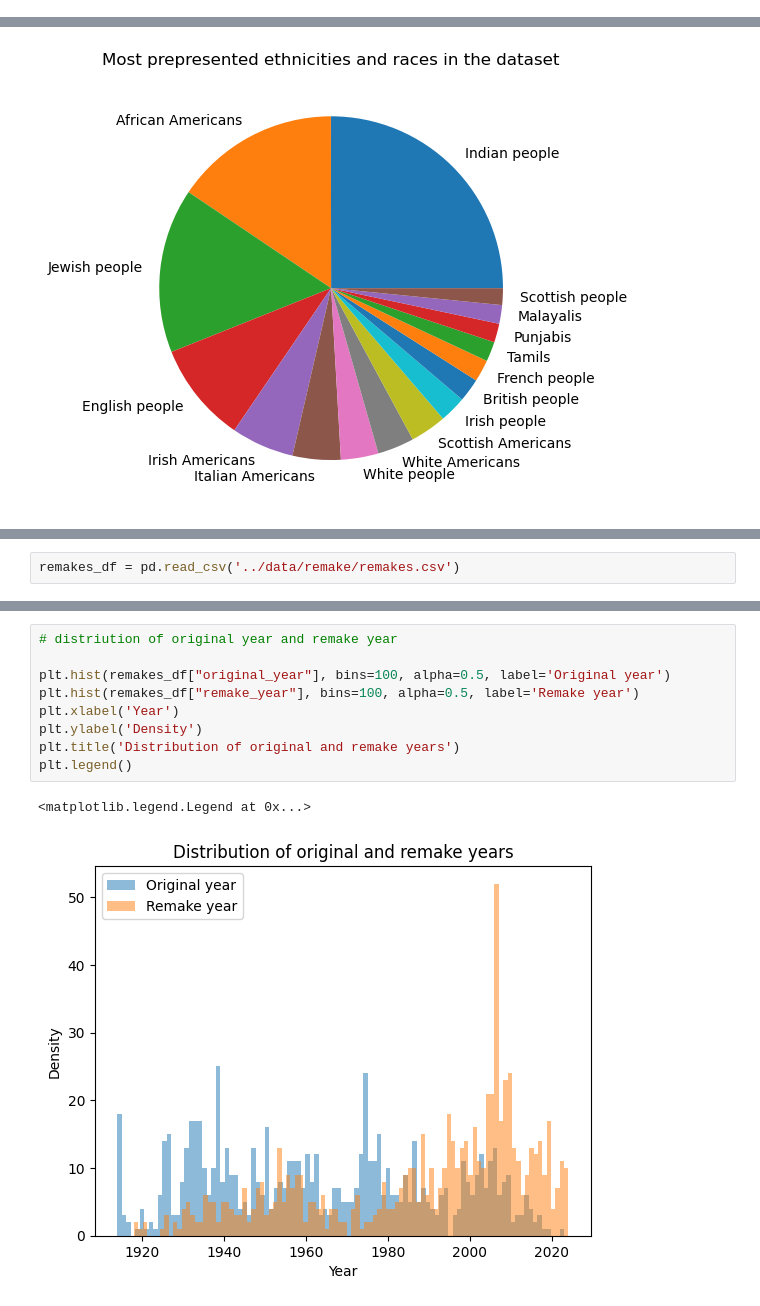
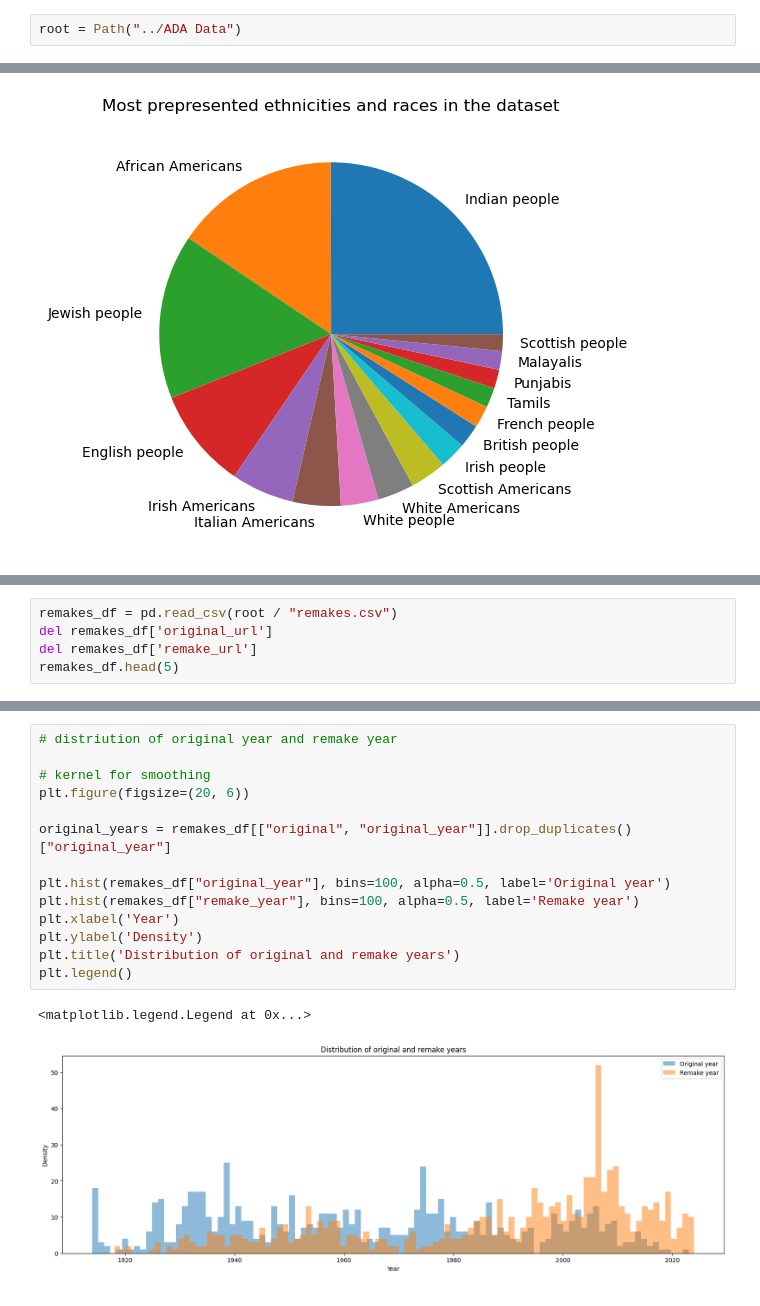
Before and after one commit to epfl-ada/ada-2024-project-madayam, a Jupyter notebook: src/eda.ipynb, the cells around one changed output, grey strips where cells are left out. Saved outputs shown, nothing was run; the diff lists cells and outputs as text.

```diff
--- a/src/eda.ipynb
+++ b/src/eda.ipynb
@@ -18,3 +15,5 @@ import ast
+# %%
+root = Path("../ADA Data")
 # %% [markdown]
 # Data Wrangling
 # %% [markdown]
@@ -799,2 +828,5 @@ plt.show()
 # %%
-remakes_df = pd.read_csv('../data/remake/remakes.csv')
+remakes_df = pd.read_csv(root / "remakes.csv")
+del remakes_df['original_url']
+del remakes_df['remake_url']
+remakes_df.head(5)
@@ -823,12 +884,17 @@ plt.show()
 # %%
 # distriution of original year and remake year
+
+# kernel for smoothing
+plt.figure(figsize=(20, 6))
+
+original_years = remakes_df[["original", "original_year"]].drop_duplicates()["original_year"]
 
 plt.hist(remakes_df["original_year"], bins=100, alpha=0.5, label='Original year')
 plt.hist(remakes_df["remake_year"], bins=100, alpha=0.5, label='Remake year')
 plt.xlabel('Year')
 plt.ylabel('Density')
 plt.title('Distribution of original and remake years')
 plt.legend()
 # %% [output]
 <matplotlib.legend.Legend at 0x...>
-[figure, old version]
+[figure, new version]
```
Also changed, not shown: parts of 38 cells of this notebook.
